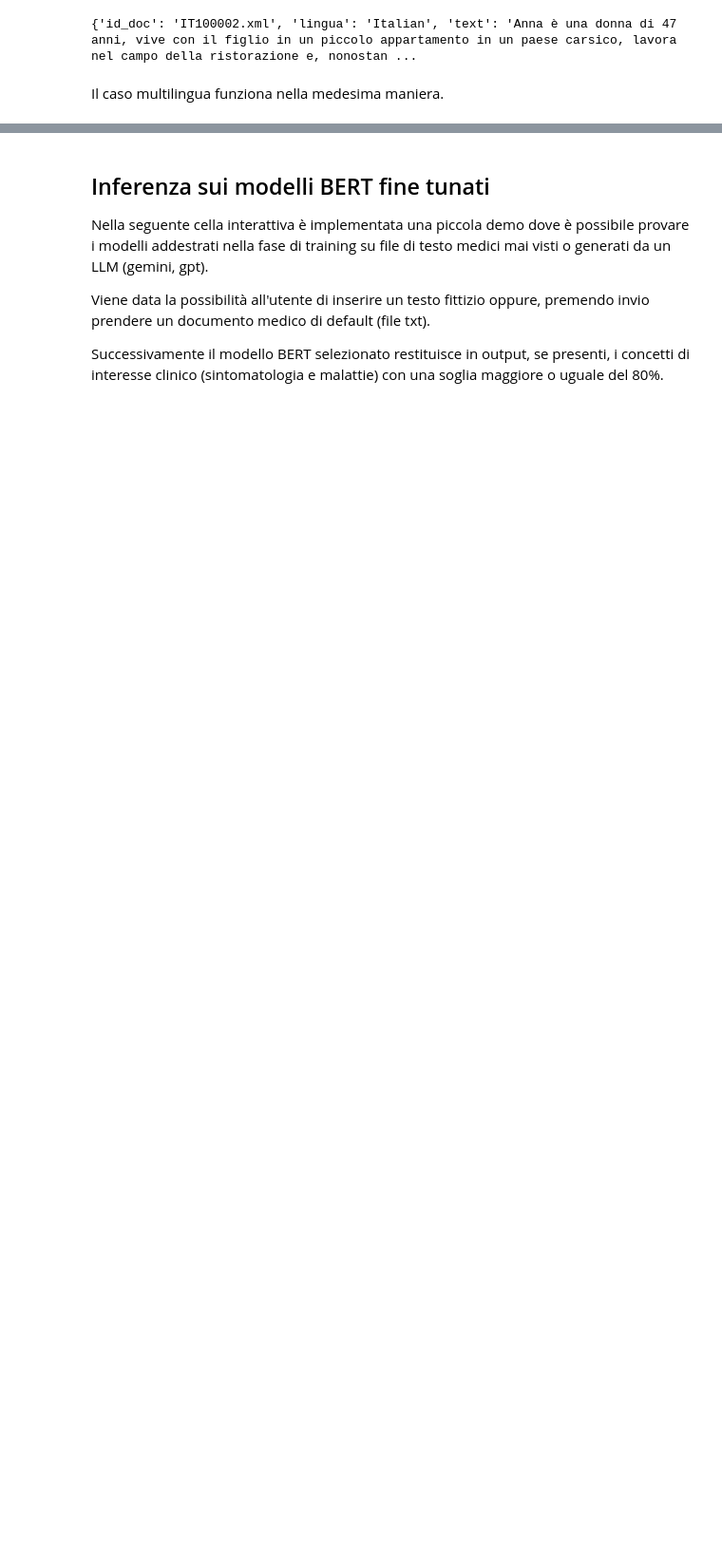
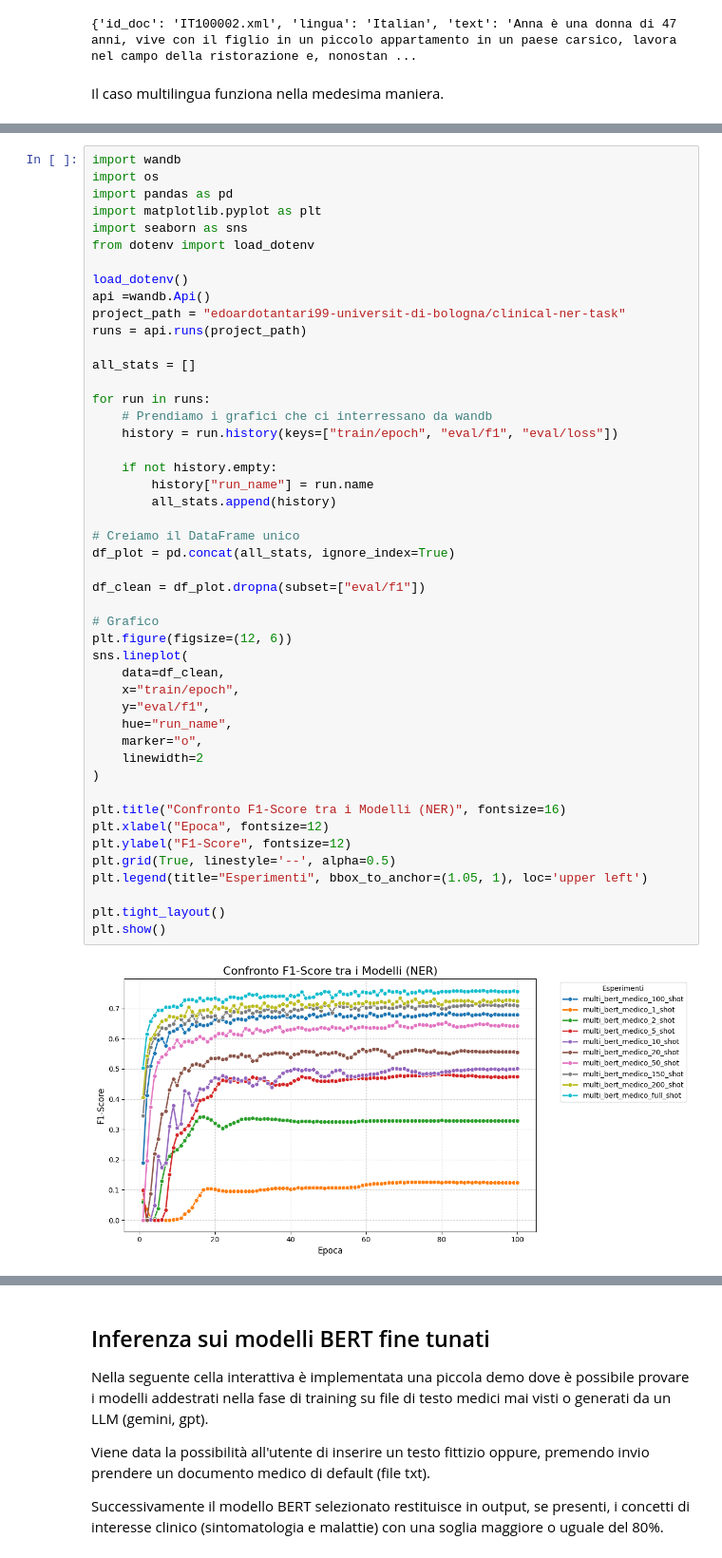
Before and after one commit to eddy2809/Clinical-NER-E3C, a Jupyter notebook: experiments.ipynb, the cells around one changed output, grey strips where cells are left out. Shown at 95% size. Drawn from its saved outputs; the diff is of its cells as text; blank space fills up the shorter version.

```diff
--- a/experiments.ipynb
+++ b/experiments.ipynb
@@ -61,0 +90,49 @@ Warning: You are sending unauthenticated requests to the HF Hub. Please set a HF
+# %%
+import wandb
+import os
+import pandas as pd
+import matplotlib.pyplot as plt
+import seaborn as sns
+from dotenv import load_dotenv
+
+load_dotenv()
+api =wandb.Api()
+project_path = "edoardotantari99-universit-di-bologna/clinical-ner-task"
+runs = api.runs(project_path)
+
+all_stats = []
+
+for run in runs:
+    # Prendiamo i grafici che ci interressano da wandb
+    history = run.history(keys=["train/epoch", "eval/f1", "eval/loss"])
+
+    if not history.empty:
+        history["run_name"] = run.name
+        all_stats.append(history)
+
+# Creiamo il DataFrame unico
+df_plot = pd.concat(all_stats, ignore_index=True)
+
+df_clean = df_plot.dropna(subset=["eval/f1"])
+
+# Grafico
+plt.figure(figsize=(12, 6))
+sns.lineplot(
+    data=df_clean,
+    x="train/epoch",
+    y="eval/f1",
+    hue="run_name",
+    marker="o",
+    linewidth=2
+)
+
+plt.title("Confronto F1-Score tra i Modelli (NER)", fontsize=16)
+plt.xlabel("Epoca", fontsize=12)
+plt.ylabel("F1-Score", fontsize=12)
+plt.grid(True, linestyle='--', alpha=0.5)
+plt.legend(title="Esperimenti", bbox_to_anchor=(1.05, 1), loc='upper left')
+
+plt.tight_layout()
+plt.show()
+# %% [output]
+[figure, added]
```
Also changed, not shown: parts of 12 cells of this notebook, 2 other files.
